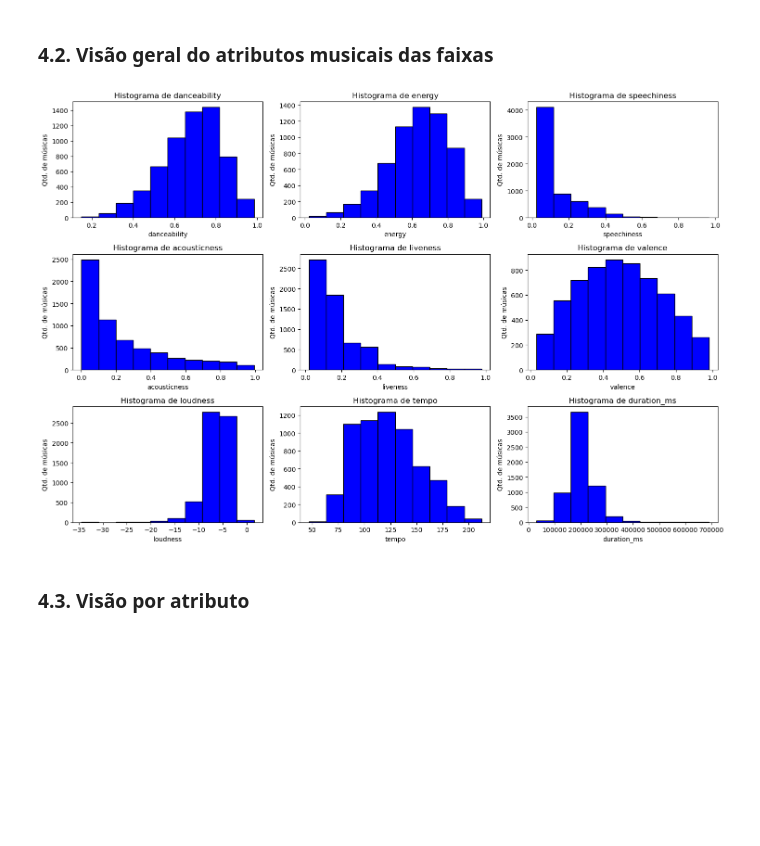
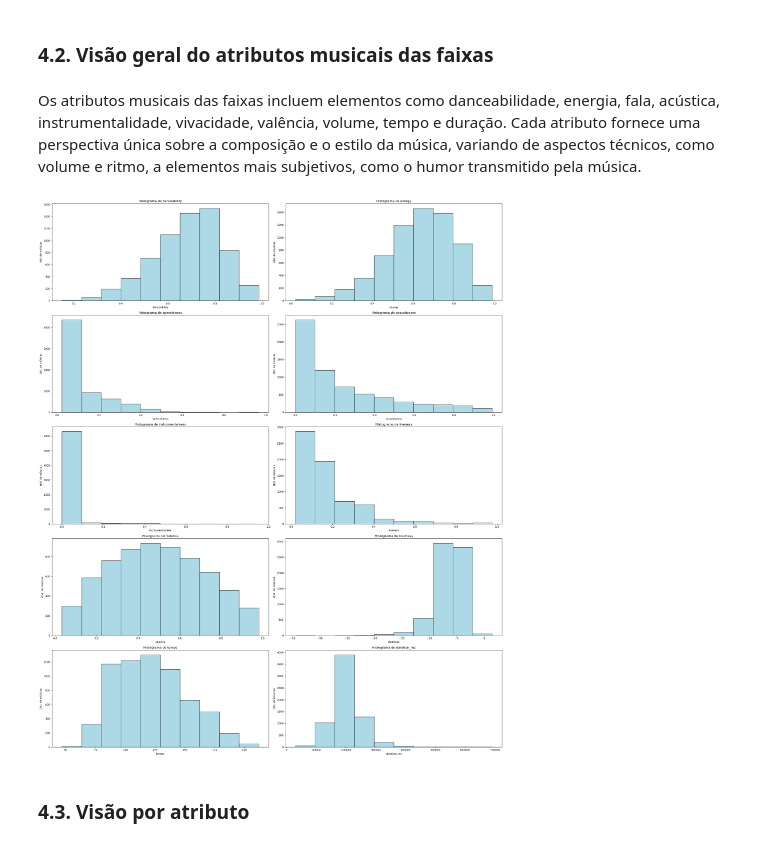
Before and after one commit to EandroC/ExplorandoPrincipaisMusicasDoSpotify, a Jupyter notebook: Analise.ipynb, the cells around one changed output. Drawn from its saved outputs; the diff is of its cells as text; code cells hidden in the pictures; blank space fills up the shorter version.

```diff
--- a/Analise.ipynb
+++ b/Analise.ipynb
@@ -504,30 +497,32 @@ len(dados_sem_duplicatas)
 6161
 # %% [markdown]
 ### 4\.2\. Visão geral do atributos musicais das faixas
+# %% [markdown]
+Os atributos musicais das faixas incluem elementos como danceabilidade, energia, fala, acústica, instrumentalidade, vivacidade, valência, volume, tempo e duração. Cada atributo fornece uma perspectiva única sobre a composição e o estilo da música, variando de aspectos técnicos, como volume e ritmo, a elementos mais subjetivos, como o humor transmitido pela música.
 # %%
 colunas = ['danceability', 'energy', 'speechiness',
-           'acousticness', 'liveness', 'valence',
+           'acousticness', 'instrumentalness', 'liveness', 'valence',
            'loudness', 'tempo', 'duration_ms']
 
 # Crie uma figura e um conjunto de eixos com 6 subtramas
-fig, axs = plt.subplots(3, 3, figsize=(15, 10))
+fig, axs = plt.subplots(5, 2, figsize=(25, 30))
 
 # Flatten the axs array to make it easier to iterate over
 axs = axs.flatten()
 
 # Iterar sobre cada coluna especificada e criar um histograma para ela
 for i, coluna in enumerate(colunas):
-    axs[i].hist(dados_sem_duplicatas[coluna], bins=10, color='blue', edgecolor='black')
+    axs[i].hist(dados_sem_duplicatas[coluna], bins=10, color='lightblue', edgecolor='black')
     axs[i].set_title(f'Histograma de {coluna}')
     axs[i].set_xlabel(f'{coluna}')
     axs[i].set_ylabel('Qtd. de músicas')
 
 # Ajustar layout para evitar sobreposição
 plt.tight_layout()
 
 # Mostrar os histogramas
 plt.show()
 # %% [output]
-[figure, old version]
+[figure, new version]
 # %% [markdown]
 ### 4\.3\. Visão por atributo
```
Also changed, not shown: parts of 24 cells of this notebook.
